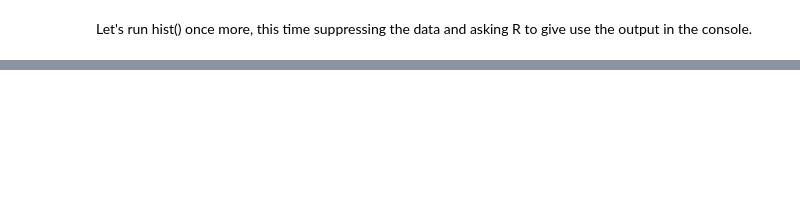
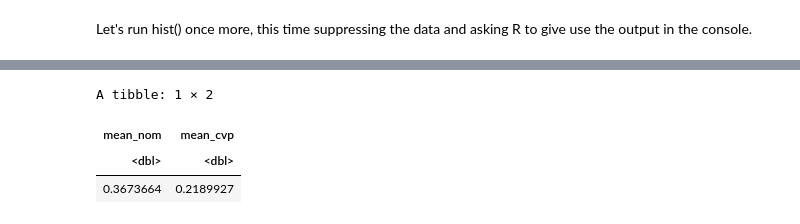
Before and after one commit to bowendc/511_labs, a Jupyter notebook: lab1.ipynb, the cells around one changed output, grey strips where cells are left out. Drawn from its saved outputs; the diff is of its cells as text; code cells hidden in the pictures; blank space fills up the shorter version.

```diff
--- a/lab1.ipynb
+++ b/lab1.ipynb
@@ -77,0 +127,8 @@ ls()
+# %%
+ABH.data |> summarize(mean_nom = mean(abs_dist_nom, na.rm = TRUE),
+                      mean_cvp = mean(abs_dist_cvp, na.rm = TRUE))
+# %% [output]
+A tibble: 1 × 2
+| mean_nom | mean_cvp |
+| <dbl> | <dbl> |
+| 0.3673664 | 0.2189927 |
```
Also changed, not shown: parts of 18 cells of this notebook.
